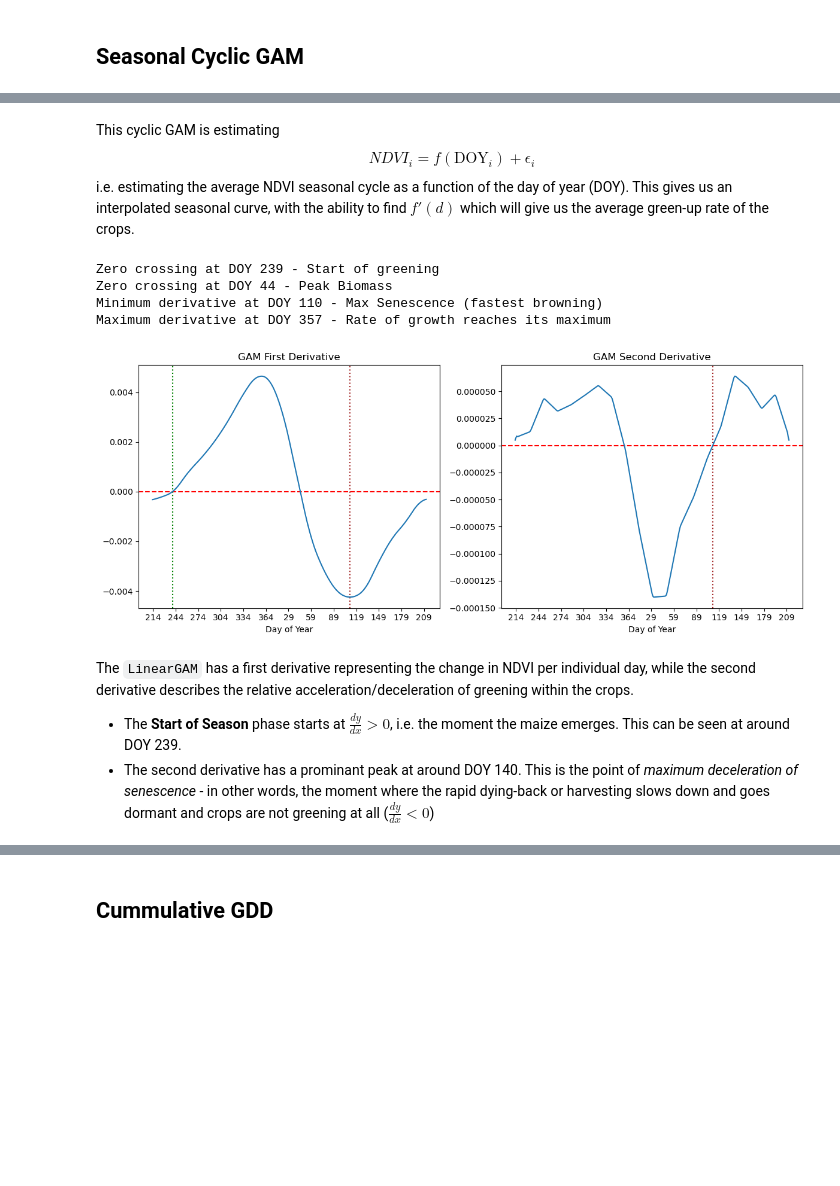
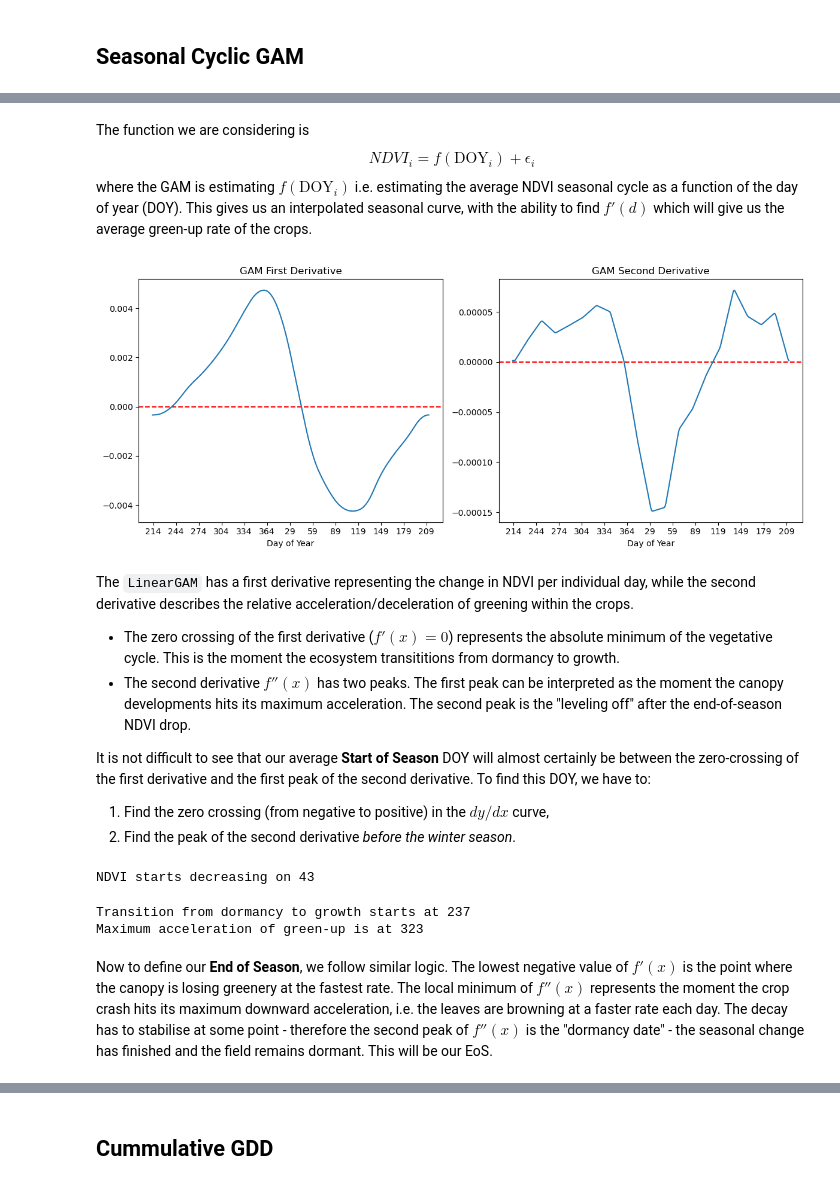
Before and after one commit to asembreek/fieldlens, a Jupyter notebook: notebooks/EDA and Dimensionality Reduction.ipynb, the cells around one changed output, grey strips where cells are left out. Cells and saved outputs as stored; diff of their text form; code cells hidden in the pictures; blank space fills up the shorter version.

```diff
--- a/notebooks/EDA and Dimensionality Reduction.ipynb
+++ b/notebooks/EDA and Dimensionality Reduction.ipynb
@@ -191,10 +197,11 @@ plt.show()
 X = plot_df["shifted_doy"].values.reshape(-1, 1)
 y = plot_df["NDVI_mean"].values
 
-gam = LinearGAM(s(0, basis="cp"))
+gam = LinearGAM(s(0, basis="cp", n_splines=20))
+gam.gridsearch(X, y)
 
-lam_grid = np.logspace(-5, 5, 100)
-gam.gridsearch(X, y, lam=lam_grid)
+#lam_grid = np.logspace(-5, 5, 100)
+#gam.gridsearch(X, y, lam=lam_grid)
 
 X_pred = doys.reshape(-1, 1)
 pred = gam.predict(X_pred)
@@ -219,58 +226,35 @@ plt.show()
 [figure]
 # %% [markdown]
-This cyclic GAM is estimating $$NDVI_i = f(\text{DOY}_i)+\epsilon_i$$
-i.e. estimating the average NDVI seasonal cycle as a function of the day of year (DOY). This gives us an interpolated seasonal curve, with the ability to find $f'(d)$ which will give us the average green-up rate of the crops.
+The function we are considering is $$NDVI_i = f(\text{DOY}_i)+\epsilon_i$$
+where the GAM is estimating $f(\text{DOY}_i)$ i.e. estimating the average NDVI seasonal cycle as a function of the day of year (DOY). This gives us an interpolated seasonal curve, with the ability to find $f'(d)$ which will give us the average green-up rate of the crops.
 # %%
 dy_dx = np.gradient(pred, doys)
 d2y_dx2 = np.gradient(dy_dx, doys)
-
-
-growing_season = 0
-peak_biomass = 0
-max_senescence = inv_shift_doy(np.argmin(dy_dx))
-max_green_up = inv_shift_doy(np.argmax(dy_dx))
-
-for i in range(len(dy_dx) - 1):
-    if dy_dx[i] * dy_dx[i+1] < 0:
-        if dy_dx[i] < 0:
-            growing_season = inv_shift_doy(doys[i])
-            print(f"Zero crossing at DOY {growing_season} - Start of greening")
-        else:
-            peak_biomass = inv_shift_doy(doys[i])
-            print(f"Zero crossing at DOY {peak_biomass} - Peak Biomass")
-
-print(f"Minimum derivative at DOY {max_senescence} - Max Senescence (fastest browning)")
-print(f"Maximum derivative at DOY {max_green_up} - Rate of growth reaches its maximum")
-# %% [output]
-Zero crossing at DOY 239 - Start of greening
-Zero crossing at DOY 44 - Peak Biomass
-Minimum derivative at DOY 110 - Max Senescence (fastest browning)
-Maximum derivative at DOY 357 - Rate of growth reaches its maximum
 # %%
 fig, ax = plt.subplots(nrows=1, ncols=2, figsize=(12, 5))
 #plt.figure(figsize=(10,5))
 ax[0].set_title("GAM First Derivative")
 ax[0].axhline(y=0, color='red', linestyle='--')
 ax[0].set_xticks(x_ticks, labels=x_labels)
 ax[0].set_xlabel("Day of Year")
-ax[0].axvline(x=shift_doy(growing_season), color='green', linestyle=':', label="Start of Season")
-ax[0].axvline(x=shift_doy(max_senescence), color='brown', linestyle=':', label="Max Senescence")
 ax[0].plot(dy_dx)
 
 ax[1].set_title("GAM Second Derivative")
 ax[1].axhline(y=0, color='red', linestyle='--')
 ax[1].set_xticks(x_ticks, labels=x_labels)
 ax[1].set_xlabel("Day of Year")
-ax[1].axvline(x=shifted_max_senescence, color='brown', linestyle=':', label="Max Senescence")
 ax[1].plot(d2y_dx2)
 
 plt.tight_layout()
 plt.show()
 # %% [output]
-[figure, old version]
+[figure, new version]
 # %% [markdown]
 The `LinearGAM` has a first derivative representing the change in NDVI per individual day, while the second derivative describes the relative acceleration/deceleration of greening within the crops.
 
+- The zero crossing of the first derivative ($f'(x)=0$) represents the absolute minimum of the vegetative cycle. This is the moment the ecosystem transititions from dormancy to growth.
+- The second derivative $f''(x)$ has two peaks. The first peak can be interpreted as the moment the canopy developments hits its maximum acceleration. The second peak is the "leveling off" after the end-of-season NDVI drop.
 
-- The **Start of Season** phase starts at $\frac{dy}{dx}>0$, i.e. the moment the maize emerges. This can be seen at around DOY 239.
-- The second derivative has a prominant peak at around DOY 140. This is the point of _maximum deceleration of senescence_ - in other words, the moment where the rapid dying-back or harvesting slows down and goes dormant and crops are not greening at all ($\frac{dy}{dx}<0$)
+It is not difficult to see that our average **Start of Season** DOY will almost certainly be between the zero-crossing of the first derivative and the first peak of the second derivative. To find this DOY, we have to:
+1. Find the zero crossing (from negative to positive) in the $dy/dx$ curve,
+2. Find the peak of the second derivative _before the winter season_.
@@ -276,0 +263,32 @@ The `LinearGAM` has a first derivative representing the change in NDVI per indiv
+# %%
+# We first find a search window for the second derivative peak
+decay_start = 0
+for i in range(num_doys - 1):
+    if dy_dx[i] > 0 and dy_dx[i+1] < 0:
+        decay_start = inv_shift_doy(i)
+
+print(f"NDVI starts decreasing on {decay_start}")
+# %% [output]
+NDVI starts decreasing on 43
+# %%
+zero_crossing_doy = 0
+first_peak_doy = 0
+max_d2y = -np.inf
+
+for i in range(num_doys - 1):
+    shifted_i = inv_shift_doy(i)
+
+    if dy_dx[i] < 0 and dy_dx[i+1] > 0:
+            zero_crossing = shifted_i
+    if shifted_i > inv_shift_doy(1) or shifted_i < decay_start:
+        if d2y_dx2[i] > max_d2y:
+            max_d2y = d2y_dx2[i]
+            first_peak = shifted_i
+
+print(f"Transition from dormancy to growth starts at {zero_crossing}")
+print(f"Maximum acceleration of green-up is at {first_peak}")
+# %% [output]
+Transition from dormancy to growth starts at 237
+Maximum acceleration of green-up is at 323
+# %% [markdown]
+Now to define our **End of Season**, we follow similar logic. The lowest negative value of $f'(x)$ is the point where the canopy is losing greenery at the fastest rate. The local minimum of $f''(x)$ represents the moment the crop crash hits its maximum downward acceleration, i.e. the leaves are browning at a faster rate each day. The decay has to stabilise at some point - therefore the second peak of $f''(x)$ is the "dormancy date" - the seasonal change has finished and the field remains dormant. This will be our EoS.
```
Also changed, not shown: parts of 17 cells of this notebook.
